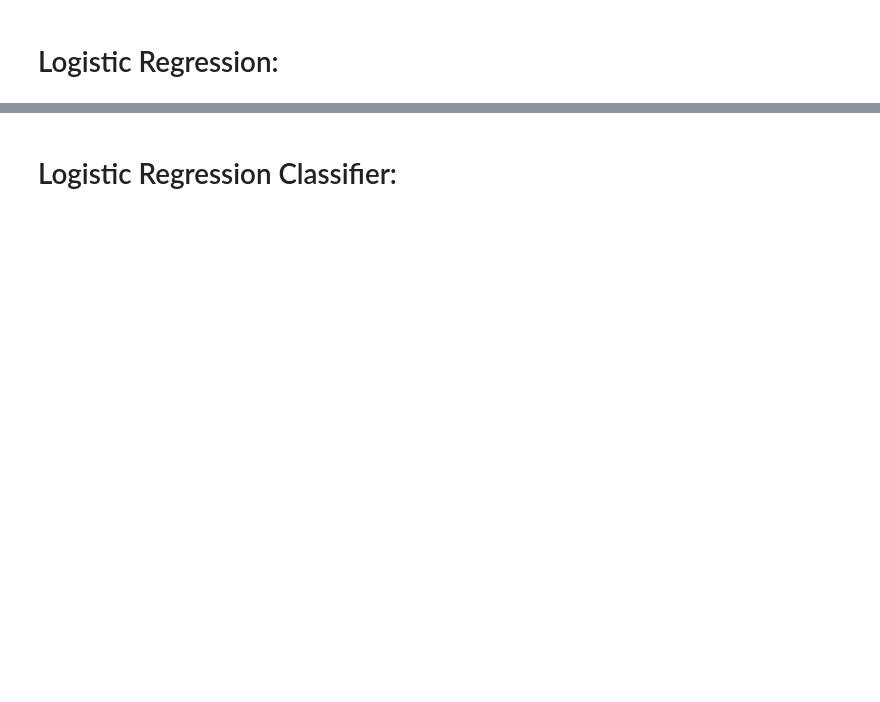
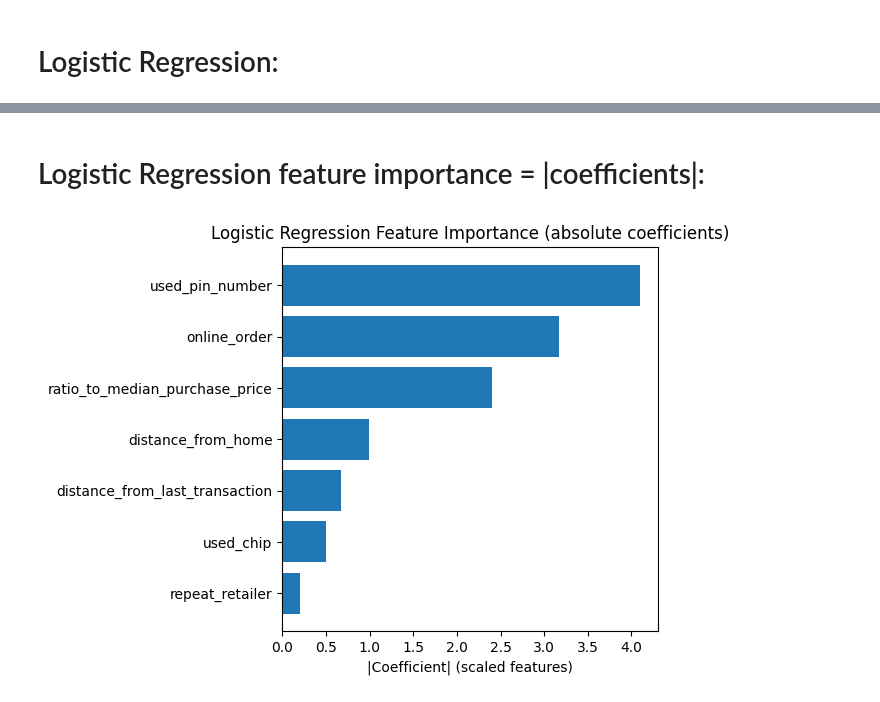
Before and after one commit to alimohammadi44/Credit-Card-Fraud-Detection, a Jupyter notebook: credit_card_fraud_detection_final.ipynb, the cells around one changed output, grey strips where cells are left out. Drawn from its saved outputs; the diff is of its cells as text; code cells hidden in the pictures; blank space fills up the shorter version.

```diff
--- a/credit_card_fraud_detection_final.ipynb
+++ b/credit_card_fraud_detection_final.ipynb
@@ -128,23 +162,27 @@ print(f"accuracy: {accuracy:.4f}")
 # %% [markdown]
-# Logistic Regression Classifier:
+# Logistic Regression feature importance = |coefficients|:
 # %%
 import numpy as np
+import pandas as pd
 import matplotlib.pyplot as plt
 
-# Get importances
-importances =  logreg_classifier.feature_importances_
-feat_names = X_train.columns
 
-# Sort descending
-idx = np.argsort(importances)[::-1]
-sorted_feats = feat_names[idx]
-sorted_imps = importances[idx]
+feature_names = X.columns  # if X is a DataFrame
 
-# Plot
-plt.figure(figsize=(8,5))
-plt.barh(sorted_feats, sorted_imps)
-plt.gca().invert_yaxis()  # most important on top
-plt.title("Logistic Regression Feature Importances (Gini)")
-plt.xlabel("Importance")
+coefs = logreg_classifier.coef_.ravel()  # shape: (n_features,)
+importance = np.abs(coefs)
+
+fi = pd.DataFrame({
+    "feature": feature_names,
+    "coef": coefs,
+    "importance_abs": importance
+}).sort_values("importance_abs", ascending=True)
+
+plt.figure()
+plt.barh(fi["feature"], fi["importance_abs"])
+plt.xlabel("|Coefficient| (scaled features)")
+plt.title("Logistic Regression Feature Importance (absolute coefficients)")
 plt.tight_layout()
 plt.show()
+# %% [output]
+[figure, added]
```
Also changed, not shown: parts of 5 cells of this notebook.
